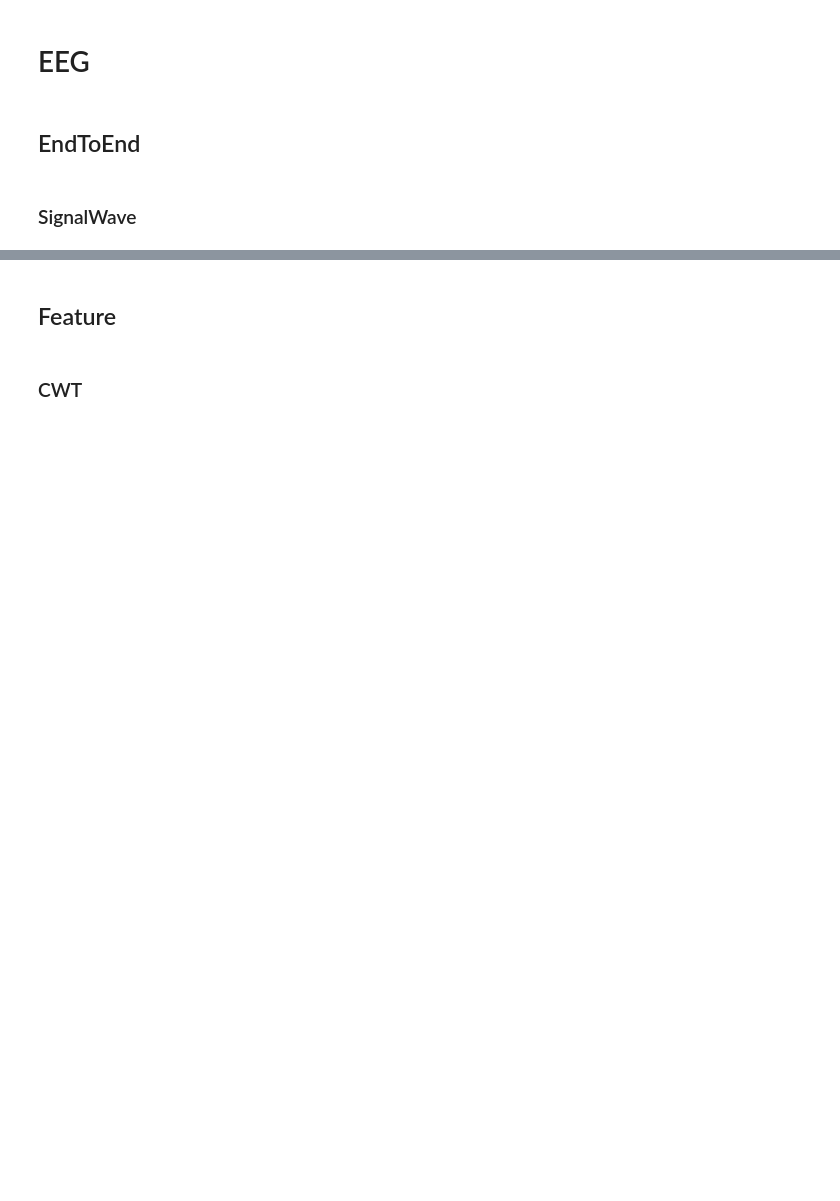
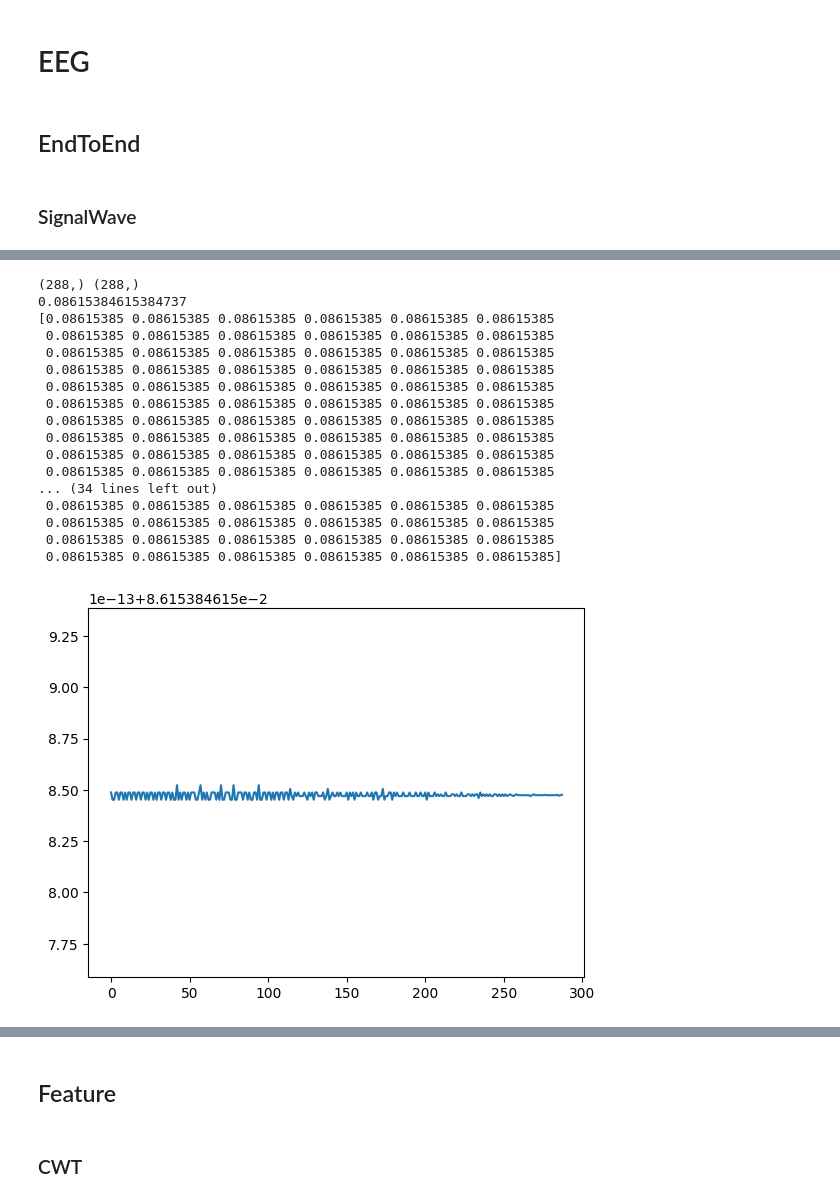
Before and after one commit to FranticEr/NNI, a Jupyter notebook: notebook/DataProcess/DatasetSummery_0231119.ipynb, the cells around one changed output, grey strips where cells are left out. Drawn from its saved outputs; the diff is of its cells as text; code cells hidden in the pictures; blank space fills up the shorter version.

```diff
--- a/notebook/DataProcess/DatasetSummery_0231119.ipynb
+++ b/notebook/DataProcess/DatasetSummery_0231119.ipynb
@@ -111,0 +203,27 @@ array([[-9.27762688e-06,  1.08401746e-05,  1.94341868e-05, ...,
+# %%
+a=frequencies[0:-2]
+b=frequencies[1:-1]
+print(a.shape,b.shape)
+import matplotlib.pyplot as plt
+plt.plot(a-b)
+print(np.mean(a-b))
+print(a-b)
+# %% [output]
+(288,) (288,)
+0.08615384615384737
+[0.08615385 0.08615385 0.08615385 0.08615385 0.08615385 0.08615385
+ 0.08615385 0.08615385 0.08615385 0.08615385 0.08615385 0.08615385
+ 0.08615385 0.08615385 0.08615385 0.08615385 0.08615385 0.08615385
+ 0.08615385 0.08615385 0.08615385 0.08615385 0.08615385 0.08615385
+ 0.08615385 0.08615385 0.08615385 0.08615385 0.08615385 0.08615385
+ 0.08615385 0.08615385 0.08615385 0.08615385 0.08615385 0.08615385
+ 0.08615385 0.08615385 0.08615385 0.08615385 0.08615385 0.08615385
+ 0.08615385 0.08615385 0.08615385 0.08615385 0.08615385 0.08615385
+ 0.08615385 0.08615385 0.08615385 0.08615385 0.08615385 0.08615385
+ 0.08615385 0.08615385 0.08615385 0.08615385 0.08615385 0.08615385
+... (34 lines left out)
+ 0.08615385 0.08615385 0.08615385 0.08615385 0.08615385 0.08615385
+ 0.08615385 0.08615385 0.08615385 0.08615385 0.08615385 0.08615385
+ 0.08615385 0.08615385 0.08615385 0.08615385 0.08615385 0.08615385
+ 0.08615385 0.08615385 0.08615385 0.08615385 0.08615385 0.08615385]
+[figure, added]
```
Also changed, not shown: parts of 14 cells of this notebook, 23 other files.
